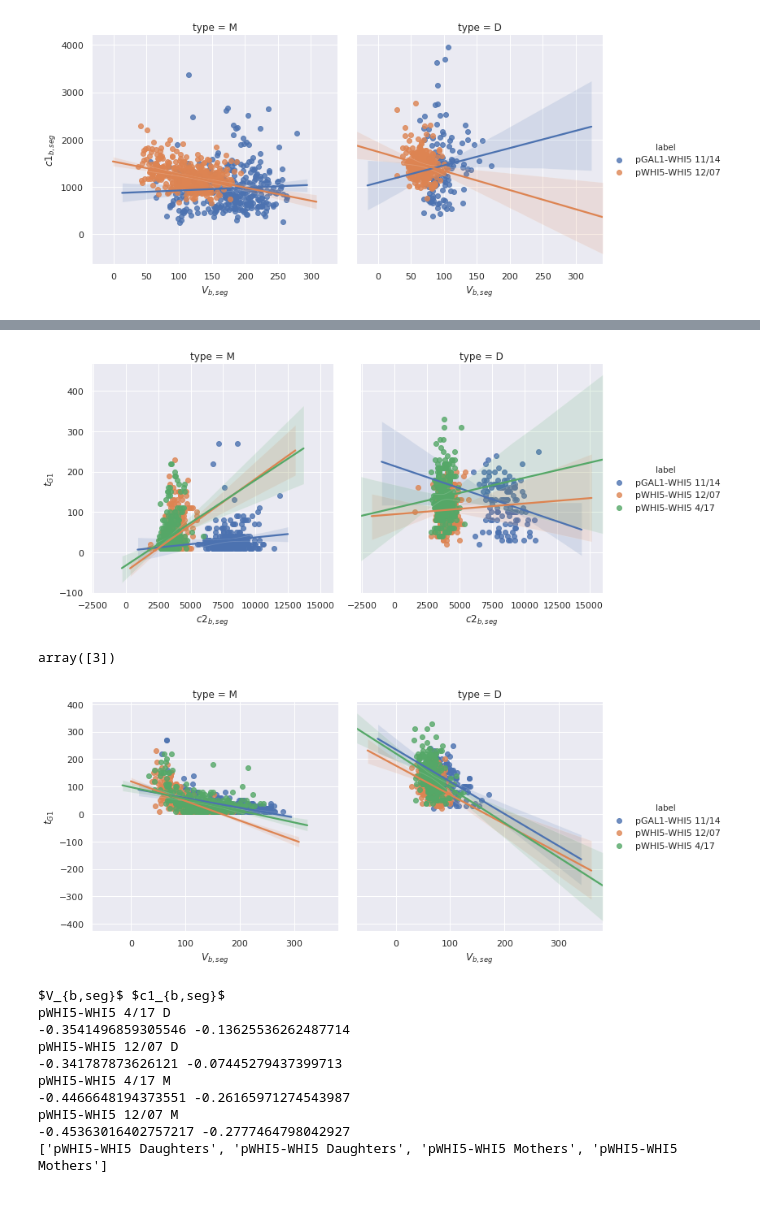
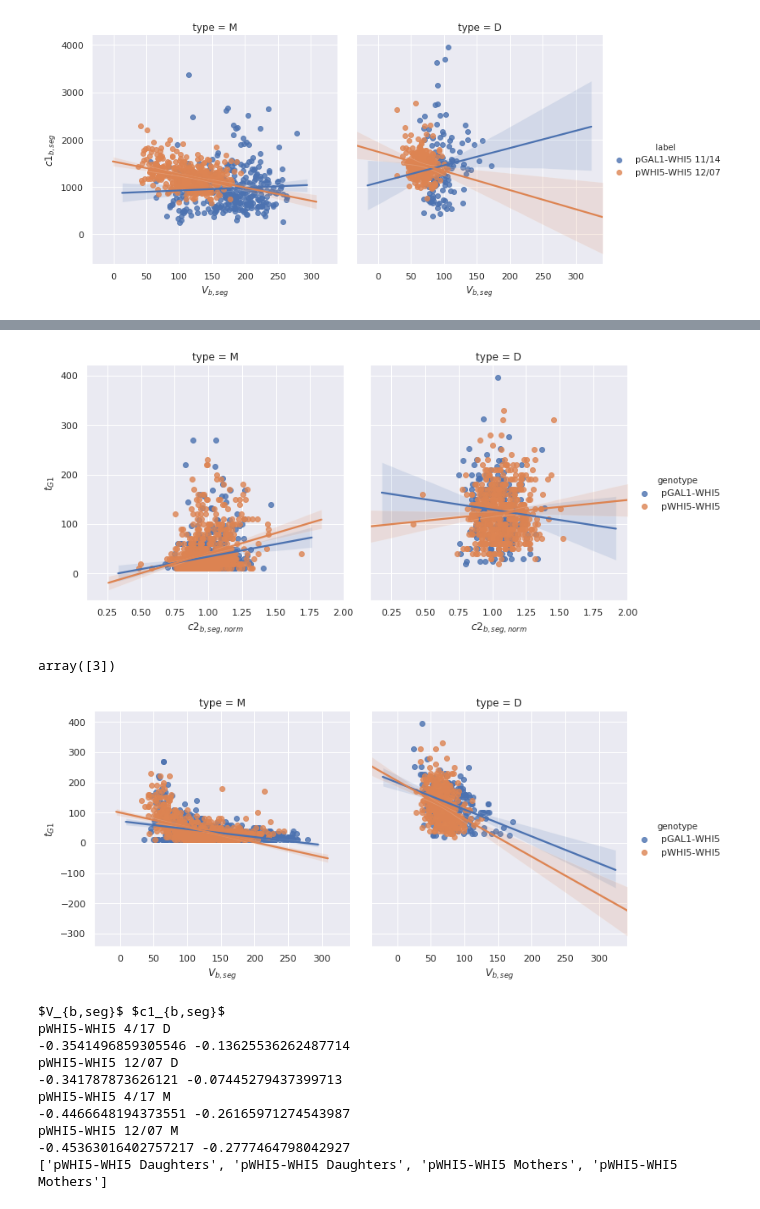
Before and after one commit to AWMurrayLab/image_processing_cellstar_public, a Jupyter notebook: pandas_plotting.ipynb, the cells around one changed output, grey strips where cells are left out. Saved outputs shown, nothing was run; the diff lists cells and outputs as text; code cells hidden in the pictures.

```diff
--- a/pandas_plotting.ipynb
+++ b/pandas_plotting.ipynb
@@ -473,0 +841,10 @@ sns_plot.savefig('/home/felix/Dropbox/meetings/181217_murraylab_meeting/plots_ot
+# %%
+sns.set(font_scale=1.0)
+sns_plot=sns.lmplot(x='$F2_{b,seg,norm}$',y='$t_{G1}$', data=df,hue='genotype', col="type",ci=95)
+# plt.title('Daughters')
+plt.show()
+sns_plot.savefig('/home/felix/Dropbox/meetings/181217_murraylab_meeting/plots_other_expts/tg1_F2b.png', dpi=500)
+sns_plot.savefig('/home/felix/Dropbox/19_whi5_dilution_paper/plots/size_regulation_perturbation/tg1_F2b.png', dpi=500)
+# sns.lmplot(x='$V_{b,seg}$',y='$c1_{b,seg}$', data=df[df['type']=='M'],hue='label')
+# plt.title('Mothers')
+# plt.show()
@@ -473,0 +888,8 @@ sns_plot.savefig('/home/felix/Dropbox/meetings/181217_murraylab_meeting/plots_ot
+# %%
+sns.set(font_scale=2.0)
+plot = temp1.plot(x='label',y='slope',kind='bar',yerr=zip(*vals[1]),legend=False,capsize=5.0,alpha=0.5, figsize=[10,8])
+plt.title('Pearson Correlation Coefficient $F1_{b,seg}$ vs $t_G1$')
+plt.xlabel('Cell type')
+plt.ylabel('PCC')
+fig=plot.get_figure()
+fig.savefig('./plots/F1b_tG1_pcc_comp.png',bbox_inches='tight')
@@ -473,0 +909,9 @@ sns_plot.savefig('/home/felix/Dropbox/meetings/181217_murraylab_meeting/plots_ot
+# %%
+sns.set(font_scale=1.0)
+sns_plot=sns.lmplot(x='$V_{b,seg}$',y='$F1_{b,seg}$', data=df,hue='genotype', col="type",ci=95)
+# plt.title('Daughters')
+plt.show()
+sns_plot.savefig('/home/felix/Dropbox/meetings/181217_murraylab_meeting/plots_other_expts/Vb_F1b.png', dpi=500)
+# sns.lmplot(x='$V_{b,seg}$',y='$c1_{b,seg}$', data=df[df['type']=='M'],hue='label')
+# plt.title('Mothers')
+# plt.show()
@@ -473,0 +920,9 @@ sns_plot.savefig('/home/felix/Dropbox/meetings/181217_murraylab_meeting/plots_ot
+# %%
+sns.set(font_scale=1.0)
+sns_plot=sns.lmplot(x='$V_{b,seg}$',y='$F2_{b,seg,norm}$', data=df,hue='genotype', col="type",ci=95)
+# plt.title('Daughters')
+plt.show()
+sns_plot.savefig('/home/felix/Dropbox/meetings/181217_murraylab_meeting/plots_other_expts/Vb_F2b.png', dpi=500)
+# sns.lmplot(x='$V_{b,seg}$',y='$c1_{b,seg}$', data=df[df['type']=='M'],hue='label')
+# plt.title('Mothers')
+# plt.show()
@@ -474,21 +931,21 @@ sns_plot.savefig('/home/felix/Dropbox/meetings/181217_murraylab_meeting/plots_ot
 # %%
 # sns.set(font_scale=1.0)
-sns_plot=sns.lmplot(x='$c2_{b,seg}$',y='$t_{G1}$', data=df,hue='label', col="type",ci=95)
+sns_plot=sns.lmplot(x='$c2_{b,seg,norm}$',y='$t_{G1}$', data=df,hue='genotype', col="type",ci=95)
 # plt.title('Daughters')
 plt.show()
 sns_plot.savefig('/home/felix/Dropbox/meetings/181217_murraylab_meeting/plots_other_expts/tg1_c2b.png', dpi=500)
 # sns.lmplot(x='$V_{b,seg}$',y='$c1_{b,seg}$', data=df[df['type']=='M'],hue='label')
 # plt.title('Mothers')
 # plt.show()
 # %% [output]
-[figure, old version]
+[figure, new version]
 # %%
 np.random.randint(1,5,size=1)
 # %% [output]
 array([3])
 # %%
 # sns.set(font_scale=1.0)
-sns_plot=sns.lmplot(x='$V_{b,seg}$',y='$t_{G1}$', data=df,hue='label', col="type",ci=95)
+sns_plot=sns.lmplot(x='$V_{b,seg}$',y='$t_{G1}$', data=df,hue='genotype', col="type",ci=95)
 # plt.title('Daughters')
 plt.show()
 sns_plot.savefig('/home/felix/Dropbox/meetings/181217_murraylab_meeting/plots_other_expts/tg1_vb.png', dpi=500)
@@ -496,7 +953,7 @@ sns_plot.savefig('/home/felix/Dropbox/meetings/181217_murraylab_meeting/plots_ot
 # plt.title('Mothers')
 # plt.show()
 # %% [output]
-[figure, old version]
+[figure, new version]
 # %%
 types = ['D','M']
 full_types = ['Daughters', 'Mothers']
```
Also changed, not shown: parts of 57 cells of this notebook, 13 other files.
